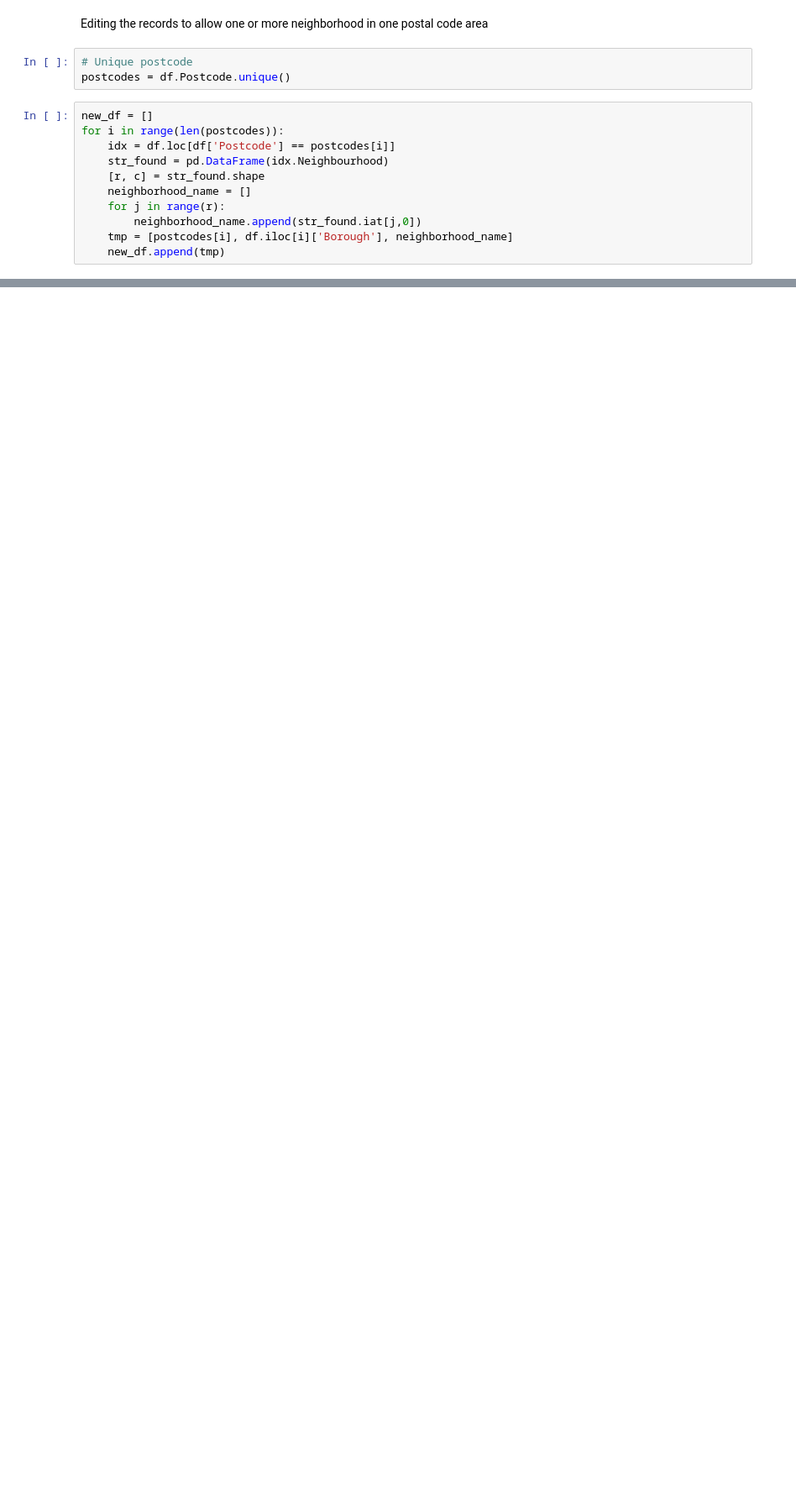
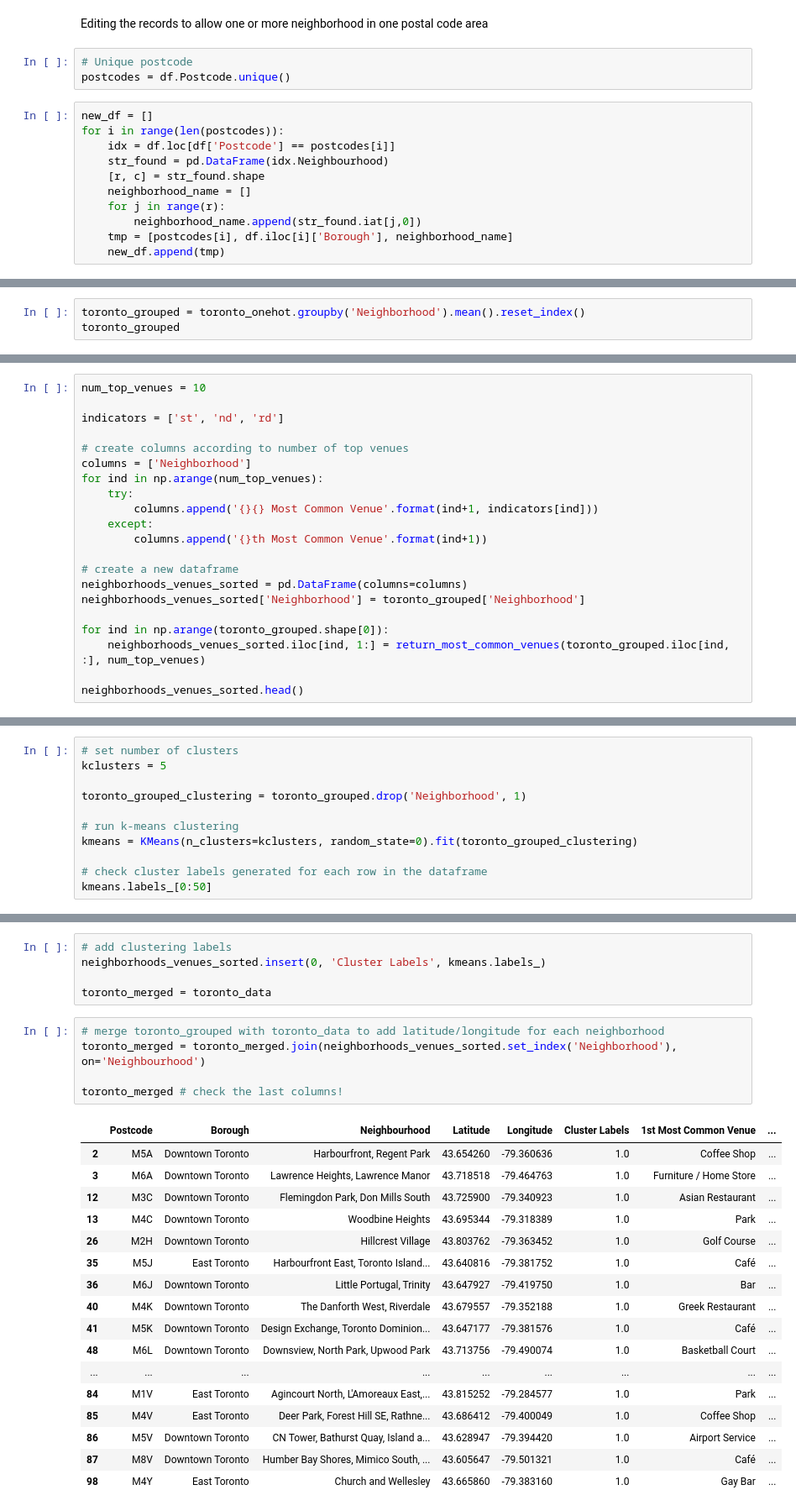
Before and after one commit to rathapech/Boston_Crimes, a Jupyter notebook: toronto_neighbourhood_clustering.ipynb, the cells around one changed output, grey strips where cells are left out. Shown: that part at 84% size. Cells and saved outputs as stored; diff of their text form; blank space fills up the shorter version.

Commit message:
Updating the toronto_neighborhood_clustering.ipynb

```diff
--- a/toronto_neighbourhood_clustering.ipynb
+++ b/toronto_neighbourhood_clustering.ipynb
@@ -79,0 +330,3 @@ new_df.shape
+# %%
+toronto_grouped = toronto_onehot.groupby('Neighborhood').mean().reset_index()
+toronto_grouped
@@ -79,0 +399,21 @@ new_df.shape
+# %%
+num_top_venues = 10
+
+indicators = ['st', 'nd', 'rd']
+
+# create columns according to number of top venues
+columns = ['Neighborhood']
+for ind in np.arange(num_top_venues):
+    try:
+        columns.append('{}{} Most Common Venue'.format(ind+1, indicators[ind]))
+    except:
+        columns.append('{}th Most Common Venue'.format(ind+1))
+
+# create a new dataframe
+neighborhoods_venues_sorted = pd.DataFrame(columns=columns)
+neighborhoods_venues_sorted['Neighborhood'] = toronto_grouped['Neighborhood']
+
+for ind in np.arange(toronto_grouped.shape[0]):
+    neighborhoods_venues_sorted.iloc[ind, 1:] = return_most_common_venues(toronto_grouped.iloc[ind, :], num_top_venues)
+
+neighborhoods_venues_sorted.head()
@@ -79,0 +431,11 @@ new_df.shape
+# %%
+# set number of clusters
+kclusters = 5
+
+toronto_grouped_clustering = toronto_grouped.drop('Neighborhood', 1)
+
+# run k-means clustering
+kmeans = KMeans(n_clusters=kclusters, random_state=0).fit(toronto_grouped_clustering)
+
+# check cluster labels generated for each row in the dataframe
+kmeans.labels_[0:50]
@@ -79,0 +447,28 @@ new_df.shape
+# %%
+# add clustering labels
+neighborhoods_venues_sorted.insert(0, 'Cluster Labels', kmeans.labels_)
+
+toronto_merged = toronto_data
+# %%
+# merge toronto_grouped with toronto_data to add latitude/longitude for each neighborhood
+toronto_merged = toronto_merged.join(neighborhoods_venues_sorted.set_index('Neighborhood'), on='Neighbourhood')
+
+toronto_merged # check the last columns!
+# %% [output]
+|  | Postcode | Borough | Neighbourhood | Latitude | Longitude | Cluster Labels | 1st Most Common Venue | ... |
+| 2 | M5A | Downtown Toronto | Harbourfront, Regent Park | 43.654260 | -79.360636 | 1.0 | Coffee Shop | ... |
+| 3 | M6A | Downtown Toronto | Lawrence Heights, Lawrence Manor | 43.718518 | -79.464763 | 1.0 | Furniture / Home Store | ... |
+| 12 | M3C | Downtown Toronto | Flemingdon Park, Don Mills South | 43.725900 | -79.340923 | 1.0 | Asian Restaurant | ... |
+| 13 | M4C | Downtown Toronto | Woodbine Heights | 43.695344 | -79.318389 | 1.0 | Park | ... |
+| 26 | M2H | Downtown Toronto | Hillcrest Village | 43.803762 | -79.363452 | 1.0 | Golf Course | ... |
+| 35 | M5J | East Toronto | Harbourfront East, Toronto Island... | 43.640816 | -79.381752 | 1.0 | Café | ... |
+| 36 | M6J | Downtown Toronto | Little Portugal, Trinity | 43.647927 | -79.419750 | 1.0 | Bar | ... |
+| 40 | M4K | Downtown Toronto | The Danforth West, Riverdale | 43.679557 | -79.352188 | 1.0 | Greek Restaurant | ... |
+| 41 | M5K | Downtown Toronto | Design Exchange, Toronto Dominion... | 43.647177 | -79.381576 | 1.0 | Café | ... |
+| 48 | M6L | Downtown Toronto | Downsview, North Park, Upwood Park | 43.713756 | -79.490074 | 1.0 | Basketball Court | ... |
+| ... | ... | ... | ... | ... | ... | ... | ... | ... |
+| 84 | M1V | East Toronto | Agincourt North, L'Amoreaux East,... | 43.815252 | -79.284577 | 1.0 | Park | ... |
+| 85 | M4V | East Toronto | Deer Park, Forest Hill SE, Rathne... | 43.686412 | -79.400049 | 1.0 | Coffee Shop | ... |
+| 86 | M5V | Downtown Toronto | CN Tower, Bathurst Quay, Island a... | 43.628947 | -79.394420 | 1.0 | Airport Service | ... |
+| 87 | M8V | Downtown Toronto | Humber Bay Shores, Mimico South, ... | 43.605647 | -79.501321 | 1.0 | Café | ... |
+| 98 | M4Y | East Toronto | Church and Wellesley | 43.665860 | -79.383160 | 1.0 | Gay Bar | ... |
```
Also changed, not shown: parts of 56 cells of this notebook, 1 other file.
